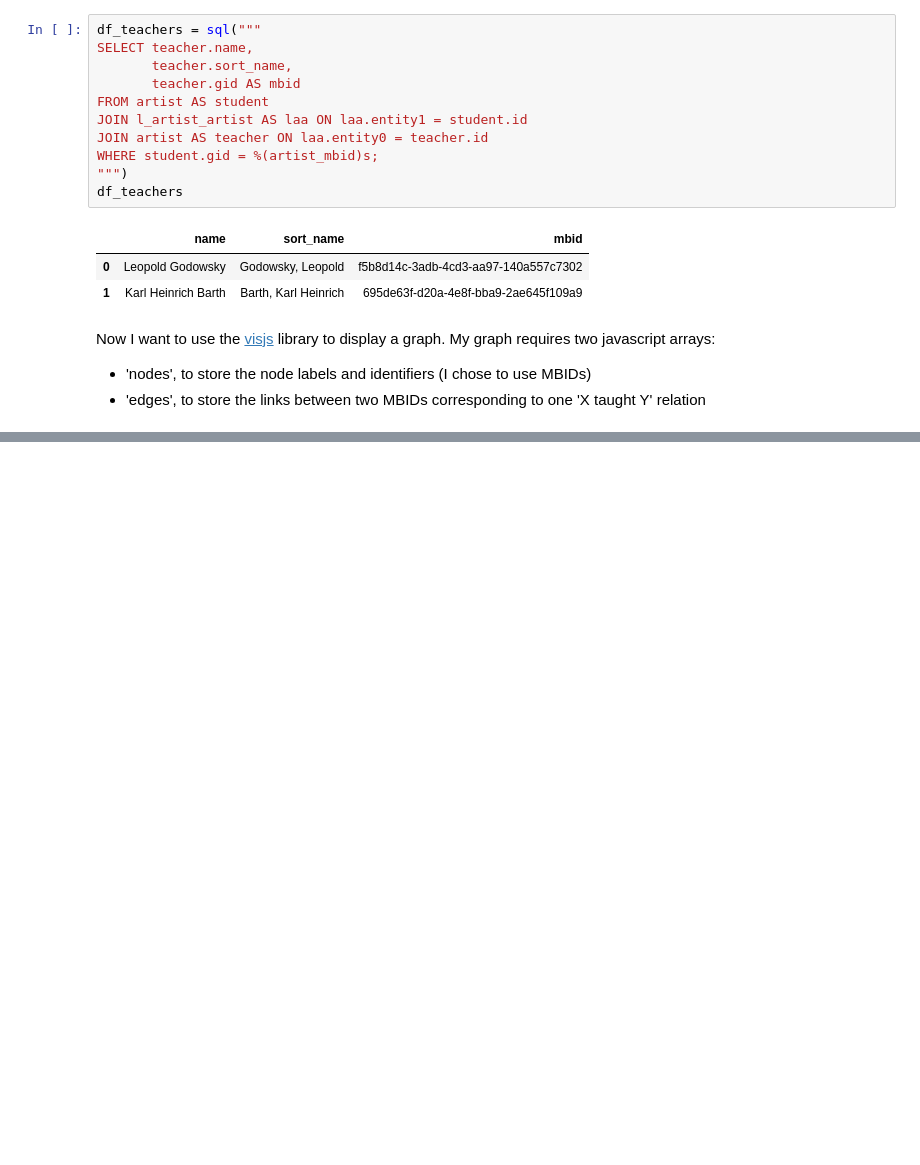
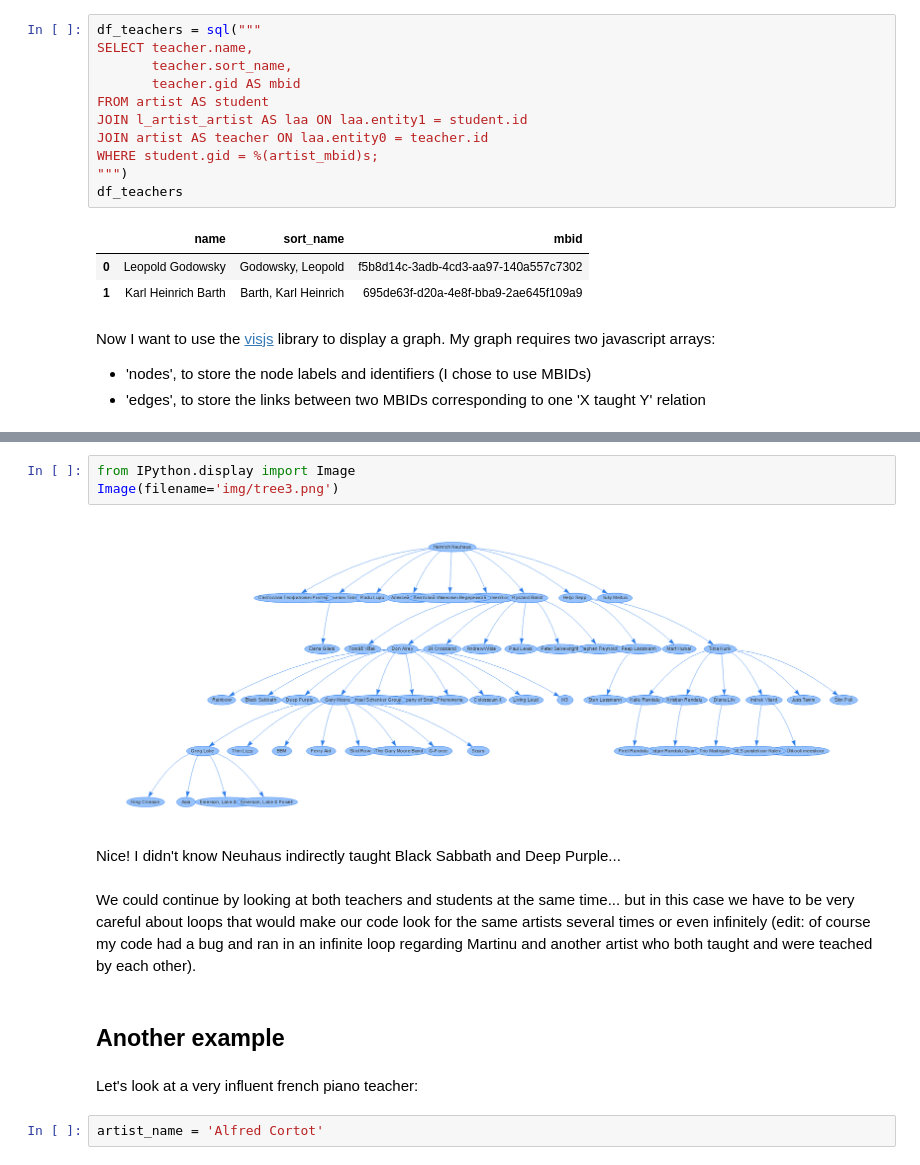
Before and after one commit to loujine/musicbrainz-dataviz, a Jupyter notebook: 5-family_tree.ipynb, the cells around one changed output, grey strips where cells are left out. Drawn from its saved outputs; the diff is of its cells as text; blank space fills up the shorter version.

```diff
--- a/5-family_tree.ipynb
+++ b/5-family_tree.ipynb
@@ -151,0 +258,15 @@ The output graph is shown on [github.io](https://loujine.github.io/musicbrainz-d
+# %%
+from IPython.display import Image
+Image(filename='img/tree3.png')
+# %% [output]
+[figure, added]
+# %% [markdown]
+Nice! I didn't know Neuhaus indirectly taught Black Sabbath and Deep Purple...
+# %% [markdown]
+We could continue by looking at both teachers and students at the same time... but in this case we have to be very careful about loops that would make our code look for the same artists several times or even infinitely (edit: of course my code had a bug and ran in an infinite loop regarding Martinu and another artist who both taught and were teached by each other).
+# %% [markdown]
+## Another example
+# %% [markdown]
+Let's look at a very influent french piano teacher:
+# %%
+artist_name = 'Alfred Cortot'
```
Also changed, not shown: parts of 24 cells of this notebook, 16 other files.
